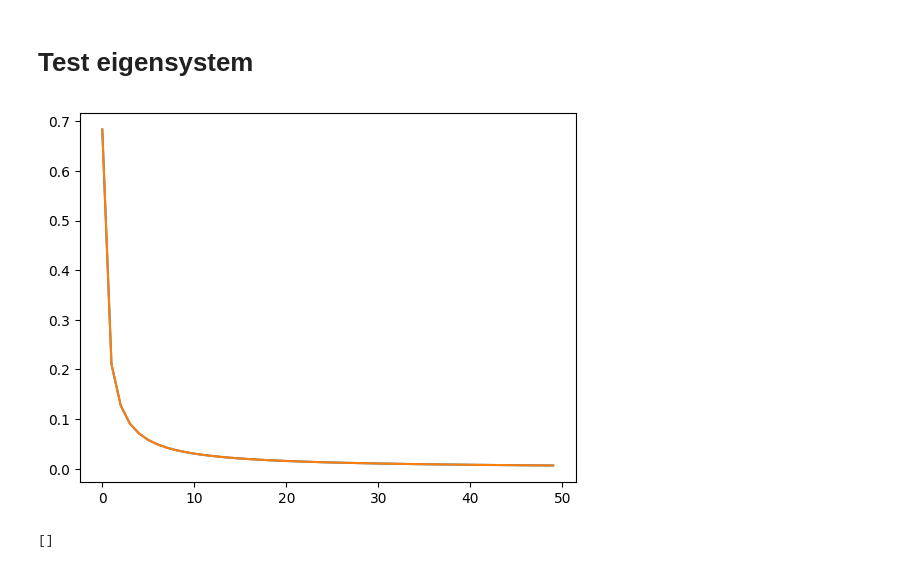
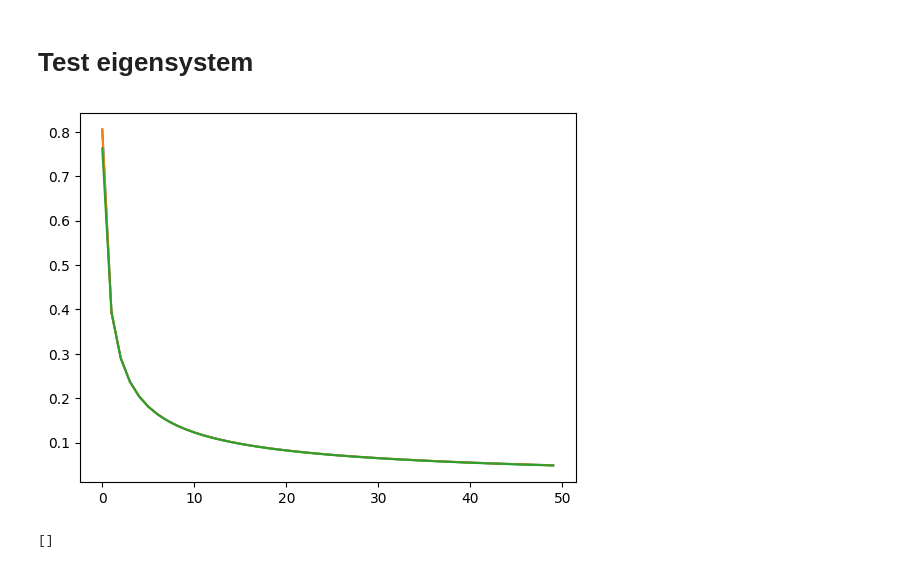
Before and after one commit to CentofantiEze/FBResNet, a Jupyter notebook: notebooks/explore_base.ipynb, the cells around one changed output. Saved outputs shown, nothing was run; the diff lists cells and outputs as text; code cells hidden in the pictures.

```diff
--- a/notebooks/explore_base.ipynb
+++ b/notebooks/explore_base.ipynb
@@ -24,7 +24,7 @@ from FBRN.proxop.hyperslab import cardan_slab
 params = {
     'N' : 2000,
     'k' : 50,
-    'a' : 1/2,
+    'a' : 0.3,
     'r' : 1
 
 }
@@ -162,9 +162,10 @@ x_bias = Variable(y, requires_grad=False)
 # %%
 plt.plot(model.physics.eigw)
 plt.plot(model.physics.eigm**(-2*a))
+plt.plot(((np.linspace(0,m-1,m)+1/2)*np.pi)**(-2*a))
 plt.show()
 # %% [output]
-[figure, old version]
+[figure, new version]
 # %%
 idx = 0
 
```
Also changed, not shown: parts of 4 cells of this notebook, 2 other files.
